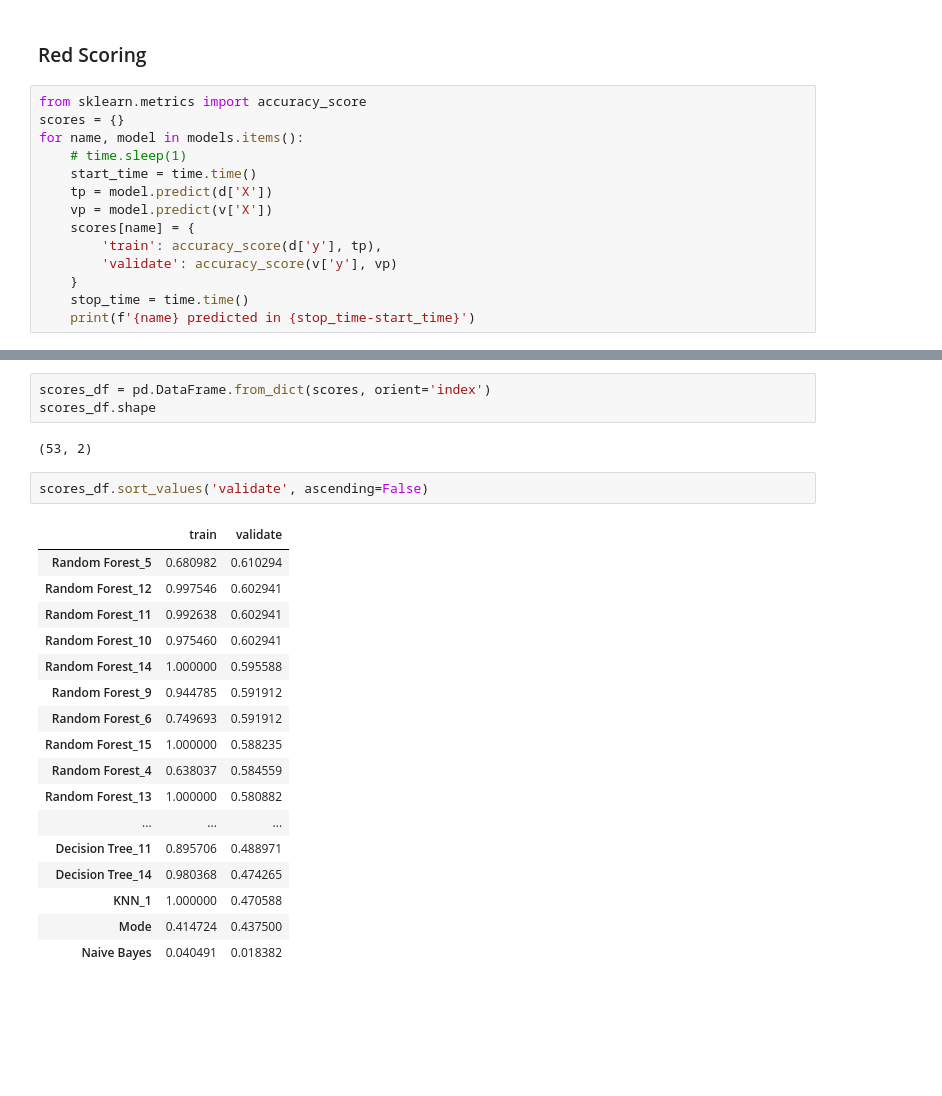
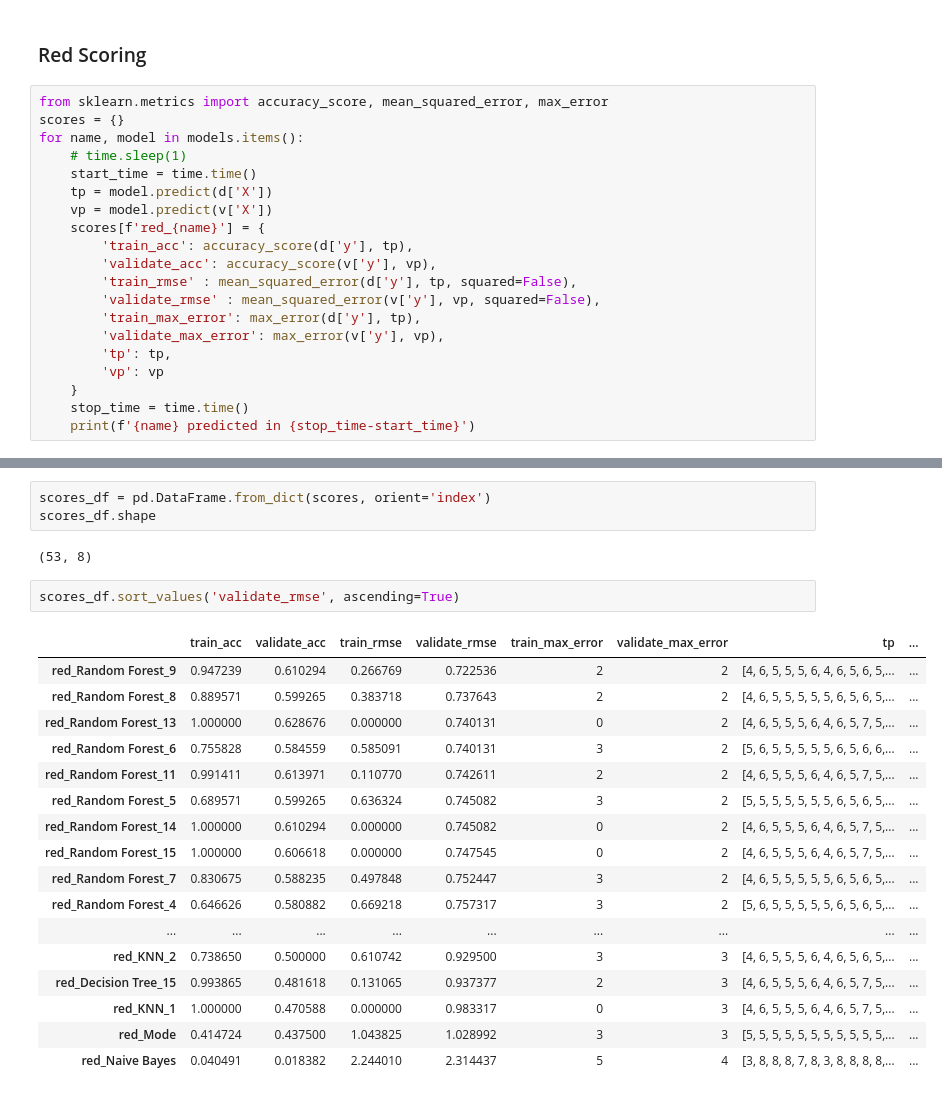
Before and after one commit to MrEnigmamgine/jtl_wine_quality, a Jupyter notebook: josh_classification_models.ipynb, the cells around one changed output, grey strips where cells are left out. Cells and saved outputs as stored; diff of their text form; blank space fills up the shorter version.

```diff
--- a/josh_classification_models.ipynb
+++ b/josh_classification_models.ipynb
@@ -263,16 +269,22 @@ Fit Random Forest_15 in 0.24700021743774414
 # %% [markdown]
 ### Red Scoring
 # %%
-from sklearn.metrics import accuracy_score
+from sklearn.metrics import accuracy_score, mean_squared_error, max_error
 scores = {}
 for name, model in models.items():
     # time.sleep(1)
     start_time = time.time()
     tp = model.predict(d['X'])
     vp = model.predict(v['X'])
-    scores[name] = {
-        'train': accuracy_score(d['y'], tp),
-        'validate': accuracy_score(v['y'], vp)
+    scores[f'red_{name}'] = {
+        'train_acc': accuracy_score(d['y'], tp),
+        'validate_acc': accuracy_score(v['y'], vp),
+        'train_rmse' : mean_squared_error(d['y'], tp, squared=False),
+        'validate_rmse' : mean_squared_error(v['y'], vp, squared=False),
+        'train_max_error': max_error(d['y'], tp),
+        'validate_max_error': max_error(v['y'], vp),
+        'tp': tp,
+        'vp': vp
     }
     stop_time = time.time()
     print(f'{name} predicted in {stop_time-start_time}')
@@ -298,24 +310,24 @@ Random Forest_15 predicted in 0.04899930953979492
 scores_df = pd.DataFrame.from_dict(scores, orient='index')
 scores_df.shape
 # %% [output]
-(53, 2)
+(53, 8)
 # %%
-scores_df.sort_values('validate', ascending=False)
+scores_df.sort_values('validate_rmse', ascending=True)
 # %% [output]
-|  | train | validate |
-| Random Forest_5 | 0.680982 | 0.610294 |
-| Random Forest_12 | 0.997546 | 0.602941 |
-| Random Forest_11 | 0.992638 | 0.602941 |
-| Random Forest_10 | 0.975460 | 0.602941 |
-| Random Forest_14 | 1.000000 | 0.595588 |
-| Random Forest_9 | 0.944785 | 0.591912 |
-| Random Forest_6 | 0.749693 | 0.591912 |
-| Random Forest_15 | 1.000000 | 0.588235 |
-| Random Forest_4 | 0.638037 | 0.584559 |
-| Random Forest_13 | 1.000000 | 0.580882 |
-| ... | ... | ... |
-| Decision Tree_11 | 0.895706 | 0.488971 |
-| Decision Tree_14 | 0.980368 | 0.474265 |
-| KNN_1 | 1.000000 | 0.470588 |
-| Mode | 0.414724 | 0.437500 |
-| Naive Bayes | 0.040491 | 0.018382 |
+|  | train_acc | validate_acc | train_rmse | validate_rmse | train_max_error | validate_max_error | tp | ... |
+| red_Random Forest_9 | 0.947239 | 0.610294 | 0.266769 | 0.722536 | 2 | 2 | [4, 6, 5, 5, 5, 6, 4, 6, 5, 6, 5,... | ... |
+| red_Random Forest_8 | 0.889571 | 0.599265 | 0.383718 | 0.737643 | 2 | 2 | [4, 6, 5, 5, 5, 5, 5, 6, 5, 6, 5,... | ... |
+| red_Random Forest_13 | 1.000000 | 0.628676 | 0.000000 | 0.740131 | 0 | 2 | [4, 6, 5, 5, 5, 6, 4, 6, 5, 7, 5,... | ... |
+| red_Random Forest_6 | 0.755828 | 0.584559 | 0.585091 | 0.740131 | 3 | 2 | [5, 6, 5, 5, 5, 5, 5, 6, 5, 6, 6,... | ... |
+| red_Random Forest_11 | 0.991411 | 0.613971 | 0.110770 | 0.742611 | 2 | 2 | [4, 6, 5, 5, 5, 6, 4, 6, 5, 7, 5,... | ... |
+| red_Random Forest_5 | 0.689571 | 0.599265 | 0.636324 | 0.745082 | 3 | 2 | [5, 5, 5, 5, 5, 5, 5, 6, 5, 6, 5,... | ... |
+| red_Random Forest_14 | 1.000000 | 0.610294 | 0.000000 | 0.745082 | 0 | 2 | [4, 6, 5, 5, 5, 6, 4, 6, 5, 7, 5,... | ... |
+| red_Random Forest_15 | 1.000000 | 0.606618 | 0.000000 | 0.747545 | 0 | 2 | [4, 6, 5, 5, 5, 6, 4, 6, 5, 7, 5,... | ... |
+| red_Random Forest_7 | 0.830675 | 0.588235 | 0.497848 | 0.752447 | 3 | 2 | [4, 6, 5, 5, 5, 5, 5, 6, 5, 6, 5,... | ... |
+| red_Random Forest_4 | 0.646626 | 0.580882 | 0.669218 | 0.757317 | 3 | 2 | [5, 6, 5, 5, 5, 5, 5, 6, 5, 6, 5,... | ... |
+| ... | ... | ... | ... | ... | ... | ... | ... | ... |
+| red_KNN_2 | 0.738650 | 0.500000 | 0.610742 | 0.929500 | 3 | 3 | [4, 6, 5, 5, 5, 6, 4, 6, 5, 6, 5,... | ... |
+| red_Decision Tree_15 | 0.993865 | 0.481618 | 0.131065 | 0.937377 | 2 | 3 | [4, 6, 5, 5, 5, 6, 4, 6, 5, 7, 5,... | ... |
+| red_KNN_1 | 1.000000 | 0.470588 | 0.000000 | 0.983317 | 0 | 3 | [4, 6, 5, 5, 5, 6, 4, 6, 5, 7, 5,... | ... |
+| red_Mode | 0.414724 | 0.437500 | 1.043825 | 1.028992 | 3 | 3 | [5, 5, 5, 5, 5, 5, 5, 5, 5, 5, 5,... | ... |
+| red_Naive Bayes | 0.040491 | 0.018382 | 2.244010 | 2.314437 | 5 | 4 | [3, 8, 8, 8, 7, 8, 3, 8, 8, 8, 8,... | ... |
```
Also changed, not shown: parts of 20 cells of this notebook, 1 other file.
